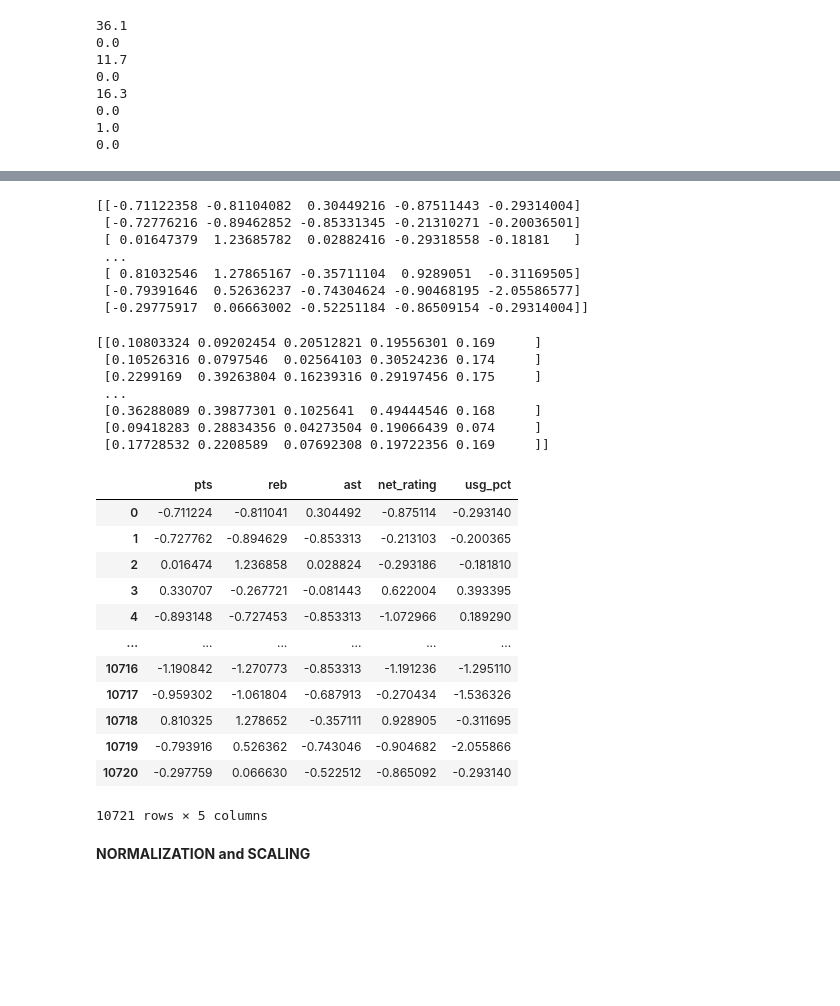
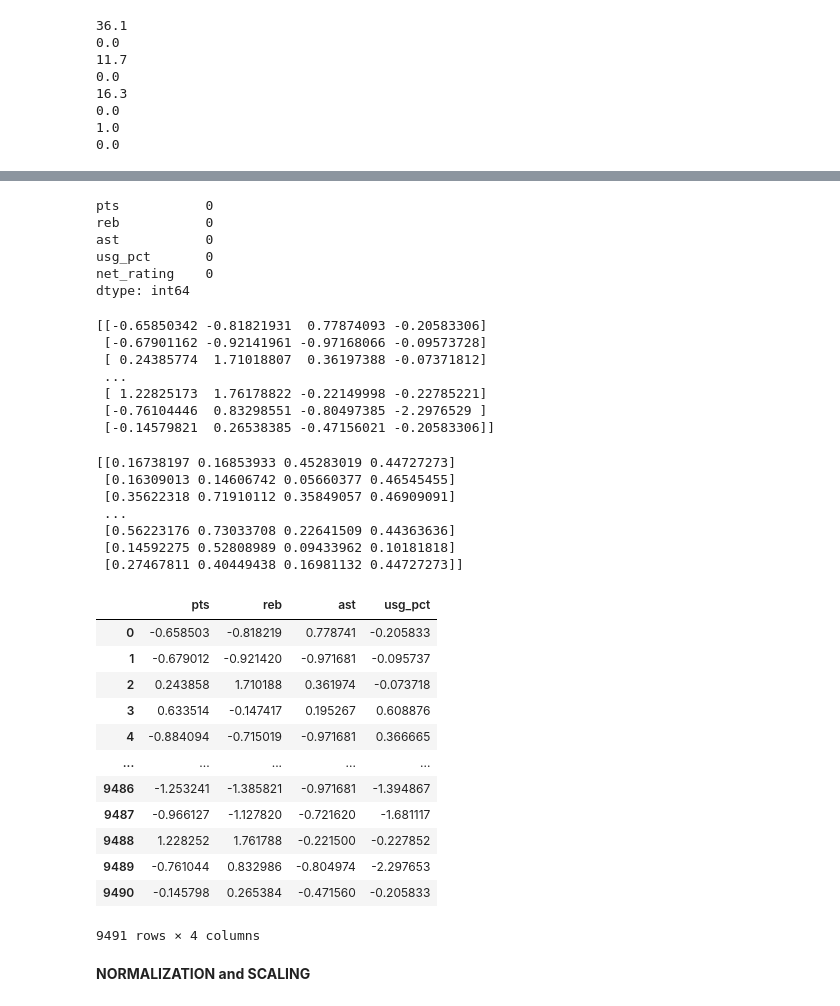
Before and after one commit to monroyminerodiego/UPY, a Jupyter notebook: 3rd_quarter/Statistical_Modeling/nba_prediction/Data_Cleaning/analisys_of_data.ipynb, the cells around one changed output, grey strips where cells are left out. Drawn from its saved outputs; the diff is of its cells as text; code cells hidden in the pictures; blank space fills up the shorter version.

```diff
--- a/3rd_quarter/Statistical_Modeling/nba_prediction/Data_Cleaning/analisys_of_data.ipynb
+++ b/3rd_quarter/Statistical_Modeling/nba_prediction/Data_Cleaning/analisys_of_data.ipynb
@@ -108,0 +372,3 @@ nba_df.describe()
+# %%
+nba_no_outlier = nba_no_outlier[(nba_no_outlier['net_rating'] >= lower_limit_n) & (nba_no_outlier['net_rating'] <= upper_limit_n)]
+nba_no_outlier
@@ -108,0 +400,3 @@ nba_df.describe()
+# %%
+nba_no_outlier = nba_no_outlier.drop(nba_no_outlier[['index']], axis = 1)
+nba_no_outlier
@@ -108,0 +417,3 @@ nba_df.describe()
+# %%
+nba_no_outlier = nba_no_outlier.reset_index(drop=True)
+nba_no_outlier
@@ -108,0 +434,10 @@ nba_df.describe()
+# %%
+new_missing_values = nba_no_outlier.isna().sum()
+new_missing_values
+# %% [output]
+pts           0
+reb           0
+ast           0
+usg_pct       0
+net_rating    0
+dtype: int64
@@ -109,44 +446,44 @@ nba_df.describe()
 # %%
 scaler = StandardScaler()
-Znormalized_nba = scaler.fit_transform(nba_df)
+Znormalized_nba = scaler.fit_transform(nba_no_outlier[['pts', 'reb', 'ast','usg_pct']])
 print(Znormalized_nba)
 # %% [output]
-[[-0.71122358 -0.81104082  0.30449216 -0.87511443 -0.29314004]
- [-0.72776216 -0.89462852 -0.85331345 -0.21310271 -0.20036501]
- [ 0.01647379  1.23685782  0.02882416 -0.29318558 -0.18181   ]
+[[-0.65850342 -0.81821931  0.77874093 -0.20583306]
+ [-0.67901162 -0.92141961 -0.97168066 -0.09573728]
+ [ 0.24385774  1.71018807  0.36197388 -0.07371812]
  ...
- [ 0.81032546  1.27865167 -0.35711104  0.9289051  -0.31169505]
- [-0.79391646  0.52636237 -0.74304624 -0.90468195 -2.05586577]
- [-0.29775917  0.06663002 -0.52251184 -0.86509154 -0.29314004]]
+ [ 1.22825173  1.76178822 -0.22149998 -0.22785221]
+ [-0.76104446  0.83298551 -0.80497385 -2.2976529 ]
+ [-0.14579821  0.26538385 -0.47156021 -0.20583306]]
 # %%
 min_max_scaler = MinMaxScaler()
-Znormalized_nba_minmax = min_max_scaler.fit_transform(nba_df)
+Znormalized_nba_minmax = min_max_scaler.fit_transform(nba_no_outlier[['pts', 'reb', 'ast','usg_pct']])
 print(Znormalized_nba_minmax)
 # %% [output]
-[[0.10803324 0.09202454 0.20512821 0.19556301 0.169     ]
- [0.10526316 0.0797546  0.02564103 0.30524236 0.174     ]
- [0.2299169  0.39263804 0.16239316 0.29197456 0.175     ]
+[[0.16738197 0.16853933 0.45283019 0.44727273]
+ [0.16309013 0.14606742 0.05660377 0.46545455]
+ [0.35622318 0.71910112 0.35849057 0.46909091]
  ...
- [0.36288089 0.39877301 0.1025641  0.49444546 0.168     ]
- [0.09418283 0.28834356 0.04273504 0.19066439 0.074     ]
- [0.17728532 0.2208589  0.07692308 0.19722356 0.169     ]]
+ [0.56223176 0.73033708 0.22641509 0.44363636]
+ [0.14592275 0.52808989 0.09433962 0.10181818]
+ [0.27467811 0.40449438 0.16981132 0.44727273]]
 # %%
-Znormalized_nba_df = pd.DataFrame(Znormalized_nba, columns = nba_df.columns)
+Znormalized_nba_df = pd.DataFrame(Znormalized_nba, columns = nba_no_outlier.columns[:4])
 Znormalized_nba_df
 # %% [output]
-|  | pts | reb | ast | net_rating | usg_pct |
-| 0 | -0.711224 | -0.811041 | 0.304492 | -0.875114 | -0.293140 |
-| 1 | -0.727762 | -0.894629 | -0.853313 | -0.213103 | -0.200365 |
-| 2 | 0.016474 | 1.236858 | 0.028824 | -0.293186 | -0.181810 |
-| 3 | 0.330707 | -0.267721 | -0.081443 | 0.622004 | 0.393395 |
-| 4 | -0.893148 | -0.727453 | -0.853313 | -1.072966 | 0.189290 |
-| ... | ... | ... | ... | ... | ... |
-| 10716 | -1.190842 | -1.270773 | -0.853313 | -1.191236 | -1.295110 |
-| 10717 | -0.959302 | -1.061804 | -0.687913 | -0.270434 | -1.536326 |
-| 10718 | 0.810325 | 1.278652 | -0.357111 | 0.928905 | -0.311695 |
-| 10719 | -0.793916 | 0.526362 | -0.743046 | -0.904682 | -2.055866 |
-| 10720 | -0.297759 | 0.066630 | -0.522512 | -0.865092 | -0.293140 |
+|  | pts | reb | ast | usg_pct |
+| 0 | -0.658503 | -0.818219 | 0.778741 | -0.205833 |
+| 1 | -0.679012 | -0.921420 | -0.971681 | -0.095737 |
+| 2 | 0.243858 | 1.710188 | 0.361974 | -0.073718 |
+| 3 | 0.633514 | -0.147417 | 0.195267 | 0.608876 |
+| 4 | -0.884094 | -0.715019 | -0.971681 | 0.366665 |
+| ... | ... | ... | ... | ... |
+| 9486 | -1.253241 | -1.385821 | -0.971681 | -1.394867 |
+| 9487 | -0.966127 | -1.127820 | -0.721620 | -1.681117 |
+| 9488 | 1.228252 | 1.761788 | -0.221500 | -0.227852 |
+| 9489 | -0.761044 | 0.832986 | -0.804974 | -2.297653 |
+| 9490 | -0.145798 | 0.265384 | -0.471560 | -0.205833 |
-10721 rows × 5 columns
+9491 rows × 4 columns
 # %% [markdown]
 **NORMALIZATION and SCALING**
 # %%
```
Also changed, not shown: parts of 44 cells of this notebook, 10 other files.
